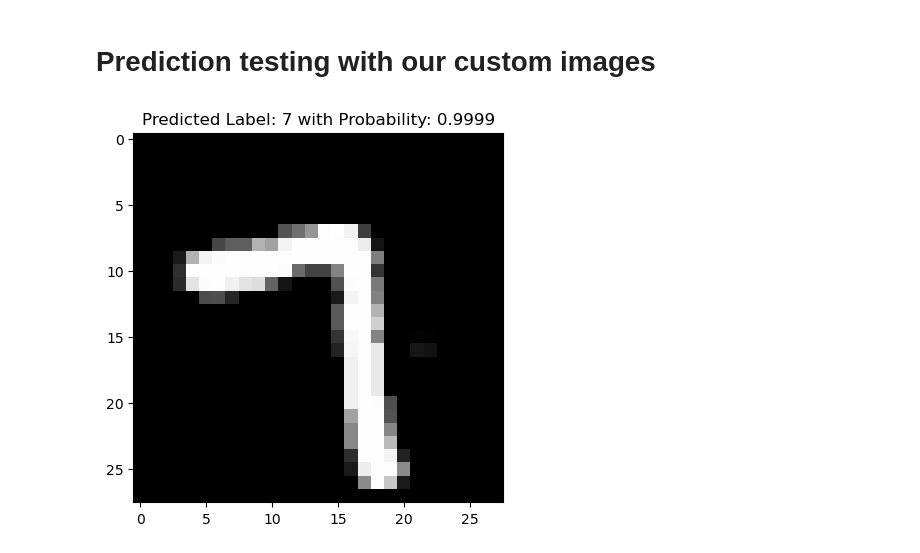
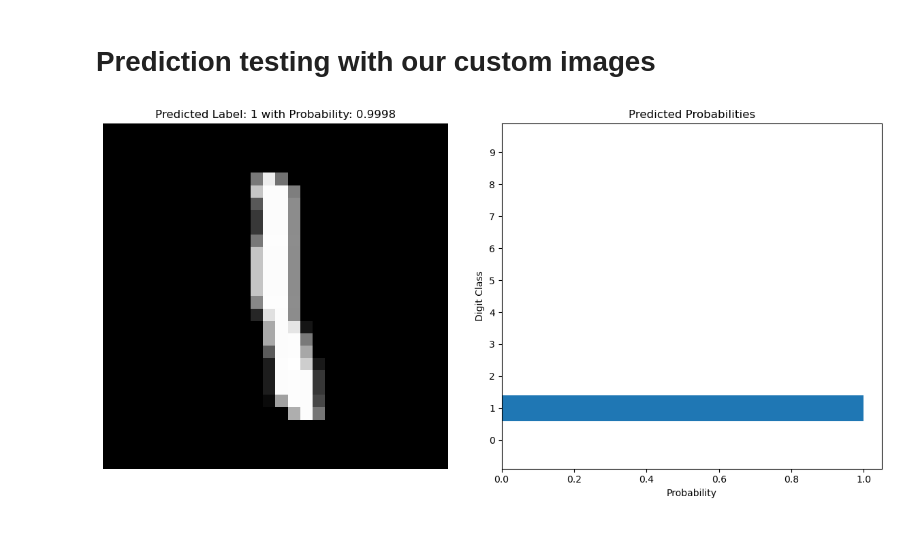
Before and after one commit to akleinecke/580_FinalProject_Fall24, a Jupyter notebook: Group 5 Final Project.ipynb, the cells around one changed output. Drawn from its saved outputs; the diff is of its cells as text; code cells hidden in the pictures.

Commit message:
Added plot

```diff
--- a/Group 5 Final Project.ipynb
+++ b/Group 5 Final Project.ipynb
@@ -523,33 +523,47 @@ else:
 dataset = TensorDataset(images_tensor, labels_tensor)
 
 # Create the dataloader
 testLoader = DataLoader(dataset, batch_size=64, shuffle=True)
 
 
 
 # we are just using an image from trainloader, in the future we'll use frorm testloader
 images, labels = next(iter(testLoader))
 
 img = images[33].view(1, 784)
 # Turn off gradients to speed up this part
 with torch.no_grad():
     # the block of code with gradient turned off
     # here is for detection, so just do the following to compute the forward prediction.
     logps = model(img)
 
 # Output of the network are log-probabilities, need to take exponential for probabilities
 ps = torch.exp(logps)
 
 # Turn the tensor into a numpy array for visualization
 img = img.view(28, 28).numpy()
 
 # Get the predicted class
 prob, class_idx = ps.topk(1, dim=1)
 label = class_idx.item()
 
+# Plot the image and the probabilities
+fig, (ax1, ax2) = plt.subplots(1, 2, figsize=(12,6))
+
 # Plot image
-plt.imshow(img, cmap='gray')
-plt.title(f"Predicted Label: {label} with Probability: {prob.item():.4f}")
+ax1.imshow(img, cmap='gray')
+ax1.set_title(f"Predicted Label: {label} with Probability: {prob.item():.4f}")
+ax1.axis('off')
+
+# Plot probabilities
+ax2.barh(np.arange(10), ps.squeeze().numpy())
+ax2.set_yticks(np.arange(10))
+ax2.set_yticklabels(np.arange(10))  # Set y-tick labels to digits 0-9
+ax2.set_xlabel('Probability')
+ax2.set_ylabel('Digit Class')
+ax2.set_title('Predicted Probabilities')
+
+plt.tight_layout()
 plt.show()
 # %% [output]
-[figure, old version]
+[figure, new version]
```
